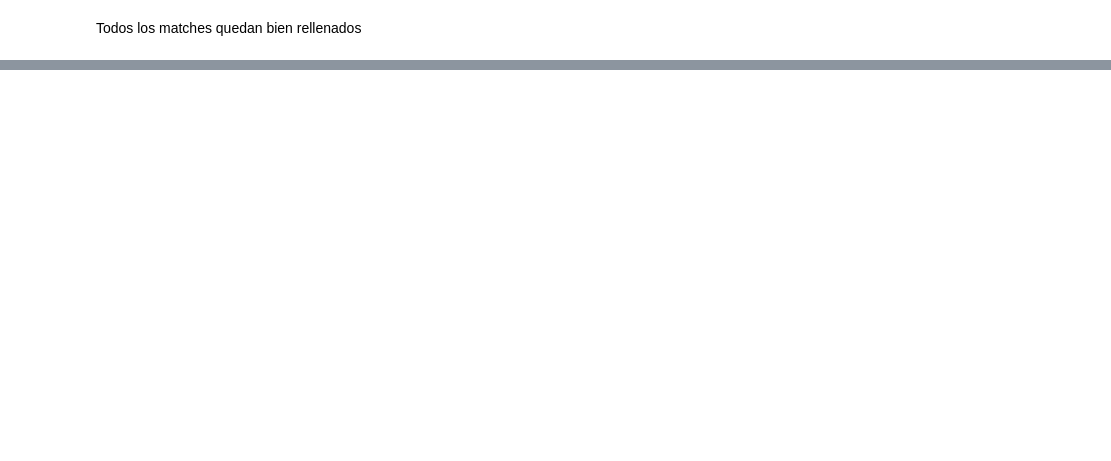
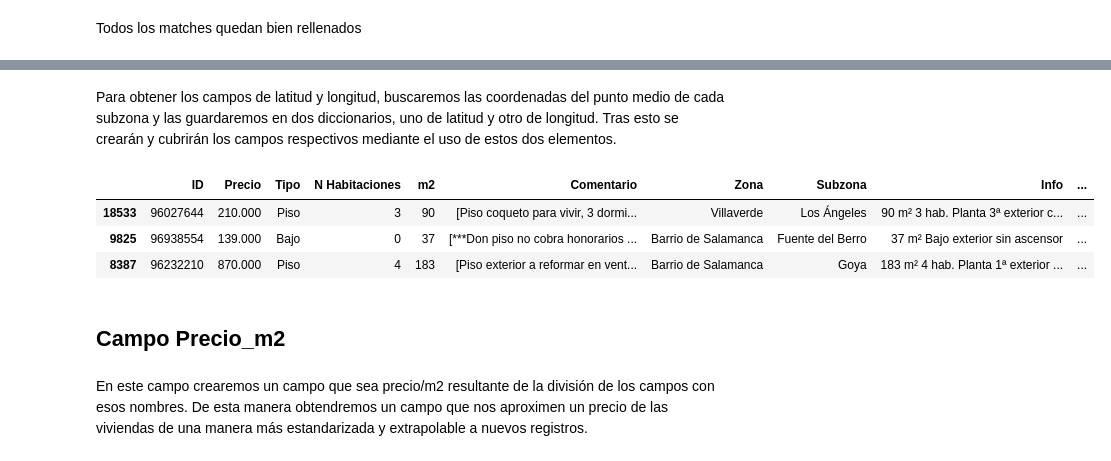
Before and after one commit to julioCasalV/tfm_kschool, a Jupyter notebook: Tratamiento_y_limpieza_de_datos.ipynb, the cells around one changed output, grey strips where cells are left out. Saved outputs shown, nothing was run; the diff lists cells and outputs as text; code cells hidden in the pictures; blank space fills up the shorter version.

Commit message:
New fields latitude longitude

```diff
--- a/Tratamiento_y_limpieza_de_datos.ipynb
+++ b/Tratamiento_y_limpieza_de_datos.ipynb
@@ -656,17 +660,17 @@ Se observa que en muchos casos no se incluye la plaza de garaje con a vivienda,
 ## Habitaciones
 Comprobación de en donde podemos encontrar el elemento habitaciones
 # %%
-elment_to_search = 'hab'
+element_to_search = 'hab'
 ## Comprobación de lo ya rellenado
 print(sum(data["N Habitaciones"].apply(lambda x : 1 if x != 'Desconocido' else 0)))
 ## Comprobación de lo que falta por rellenar
 print(sum(data["N Habitaciones"].apply(lambda x : 1 if x == 'Desconocido' else 0)))
 ## Comprobación campo Info
-print(sum(data["Info_lower"].apply(lambda x : 1 if elment_to_search in x else 0)))
+print(sum(data["Info_lower"].apply(lambda x : 1 if element_to_search in x else 0)))
 ## Comprobación campo Mas detalles, sin tenr en cuenta los encontrados en Info
-print(sum(data.apply(lambda x : 1 if elment_to_search in x["Mas detalles_lower"] and elment_to_search not in x["Info_lower"] else 0, axis = 1)))
+print(sum(data.apply(lambda x : 1 if element_to_search in x["Mas detalles_lower"] and element_to_search not in x["Info_lower"] else 0, axis = 1)))
 ## Comprobación campo Comentario, sin tenr en cuenta los encontrados en Mas detalles
-print(sum(data.apply(lambda x : 1 if elment_to_search in x["Comentario_lower"] and elment_to_search not in x["Mas detalles_lower"] else 0, axis = 1)))
+print(sum(data.apply(lambda x : 1 if element_to_search in x["Comentario_lower"] and element_to_search not in x["Mas detalles_lower"] else 0, axis = 1)))
 # %% [output]
 18703
 648
@@ -676,7 +680,7 @@ print(sum(data.apply(lambda x : 1 if elment_to_search in x["Comentario_lower"] a
 # %% [markdown]
 Observando estos resultados intuimos que los pocos casos que quedan sin rellenar del número de habitaciones, seguramente sea posible sacarlos del campo "Mas detalles"
 # %%
-hab_comment = data.apply(lambda x : search_context(elment_to_search, x["Mas detalles_lower"], 3) if elment_to_search not in x["Info_lower"]  else "0", axis = 1)
+hab_comment = data.apply(lambda x : search_context(element_to_search, x["Mas detalles_lower"], 3) if element_to_search not in x["Info_lower"]  else "0", axis = 1)
 num_ocurrence = np.unique(hab_comment, return_counts=True)
 for item, sentence in enumerate(num_ocurrence[0]):
     print(f'{sentence} appears {num_ocurrence[1][item]}')
@@ -783,0 +748,2 @@ Todos los matches quedan bien rellenados
+# %% [markdown]
+Para obtener los campos de latitud y longitud, buscaremos las coordenadas del punto medio de cada subzona y las guardaremos en dos diccionarios, uno de latitud y otro de longitud. Tras esto se crearán y cubrirán los campos respectivos mediante el uso de estos dos elementos.
@@ -783,0 +826,23 @@ Todos los matches quedan bien rellenados
+# %%
+# Ahora recorremos el diccionario de latitud y asignamos los valores
+# numéricos correspondientes a cada subzona
+
+for key,item in dict_latitud.items():
+    data.loc[data['Subzona'] == key, 'Latitud'] = item
+# %%
+# Ahora recorremos el diccionario de longitud y asignamos los valores
+# numéricos correspondientes a cada subzona
+
+for key,item in dict_longitud.items():
+    data.loc[data['Subzona'] == key, 'Longitud'] = item
+# %%
+data.sample(3)
+# %% [output]
+|  | ID | Precio | Tipo | N Habitaciones | m2 | Comentario | Zona | Subzona | Info | ... |
+| 18533 | 96027644 | 210.000 | Piso | 3 | 90 | [Piso coqueto para vivir, 3 dormi... | Villaverde | Los Ángeles | 90 m² 3 hab. Planta 3ª exterior c... | ... |
+| 9825 | 96938554 | 139.000 | Bajo | 0 | 37 | [***Don piso no cobra honorarios ... | Barrio de Salamanca | Fuente del Berro | 37 m² Bajo exterior sin ascensor | ... |
+| 8387 | 96232210 | 870.000 | Piso | 4 | 183 | [Piso exterior a reformar en vent... | Barrio de Salamanca | Goya | 183 m² 4 hab. Planta 1ª exterior ... | ... |
+# %% [markdown]
+## Campo Precio_m2
+# %% [markdown]
+En este campo crearemos un campo que sea precio/m2 resultante de la división de los campos con esos nombres. De esta manera obtendremos un campo que nos aproximen un precio de las viviendas de una manera más estandarizada y extrapolable a nuevos registros.
```
Also changed, not shown: parts of 28 cells of this notebook.
